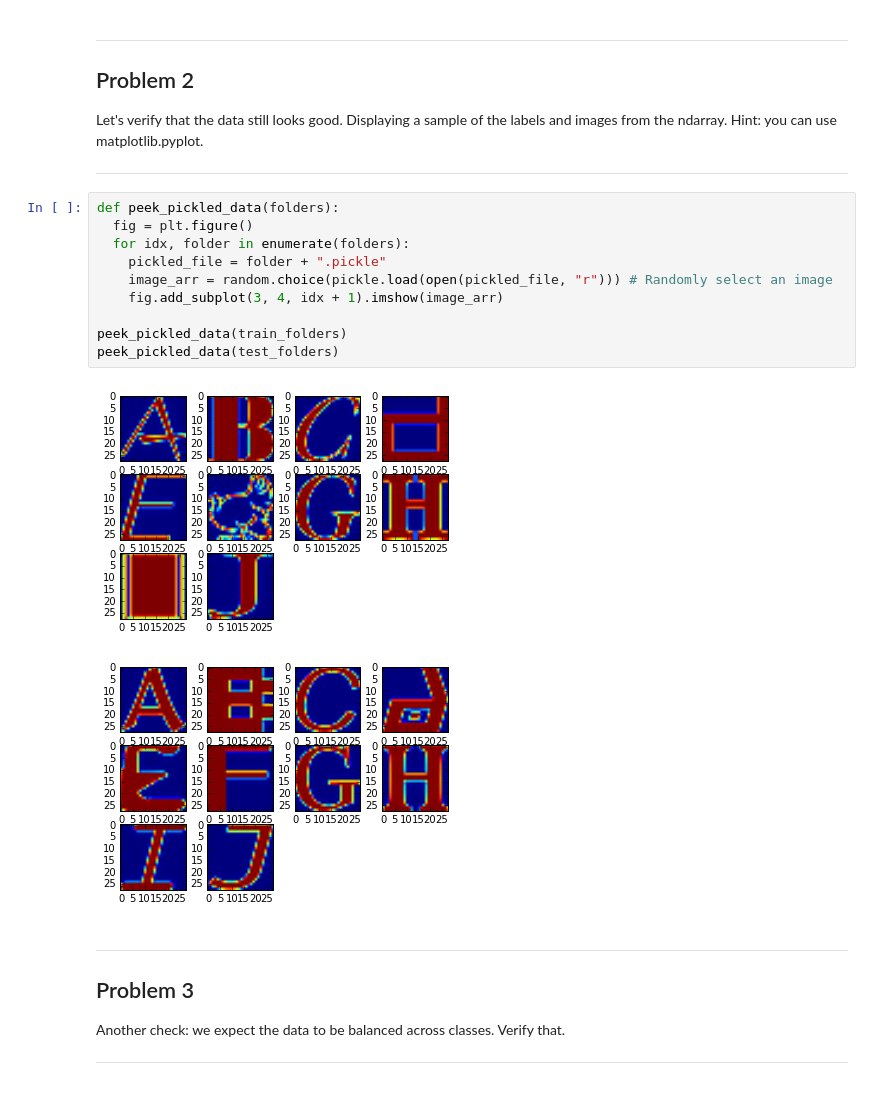
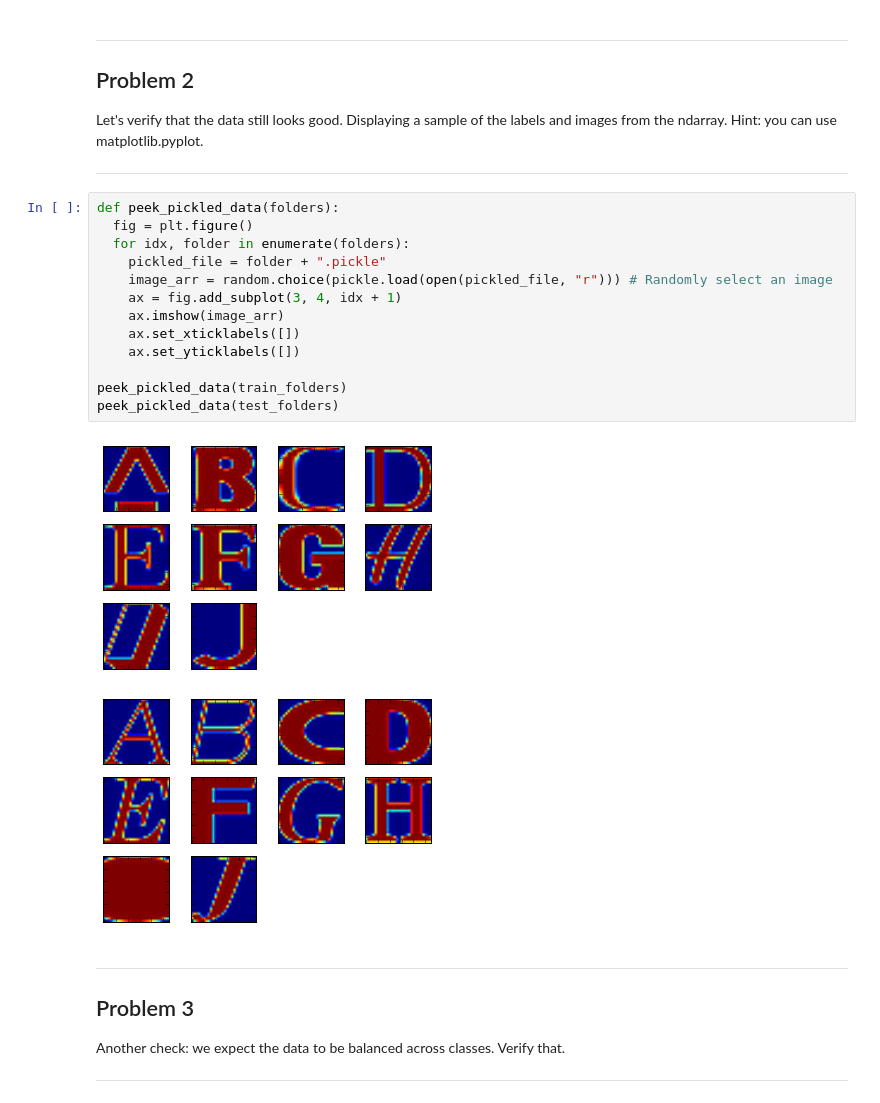
Before and after one commit to sagarjauhari/ud730-deep-learning, a Jupyter notebook: 1_notmnist.ipynb, the cells around one changed output. Drawn from its saved outputs; the diff is of its cells as text.

```diff
--- a/1_notmnist.ipynb
+++ b/1_notmnist.ipynb
@@ -215,16 +218,19 @@ Let's verify that the data still looks good. Displaying a sample of the labels a
 # %%
 def peek_pickled_data(folders):
   fig = plt.figure()
   for idx, folder in enumerate(folders):
     pickled_file = folder + ".pickle"
     image_arr = random.choice(pickle.load(open(pickled_file, "r"))) # Randomly select an image
-    fig.add_subplot(3, 4, idx + 1).imshow(image_arr)
+    ax = fig.add_subplot(3, 4, idx + 1)
+    ax.imshow(image_arr)
+    ax.set_xticklabels([])
+    ax.set_yticklabels([])
 
 peek_pickled_data(train_folders)
 peek_pickled_data(test_folders)
 # %% [output]
-[figure, old version]
+[figure, new version]
-[figure, old version]
+[figure, new version]
 # %% [markdown]
 ---
 Problem 3
```
Also changed, not shown: parts of 4 cells of this notebook.
